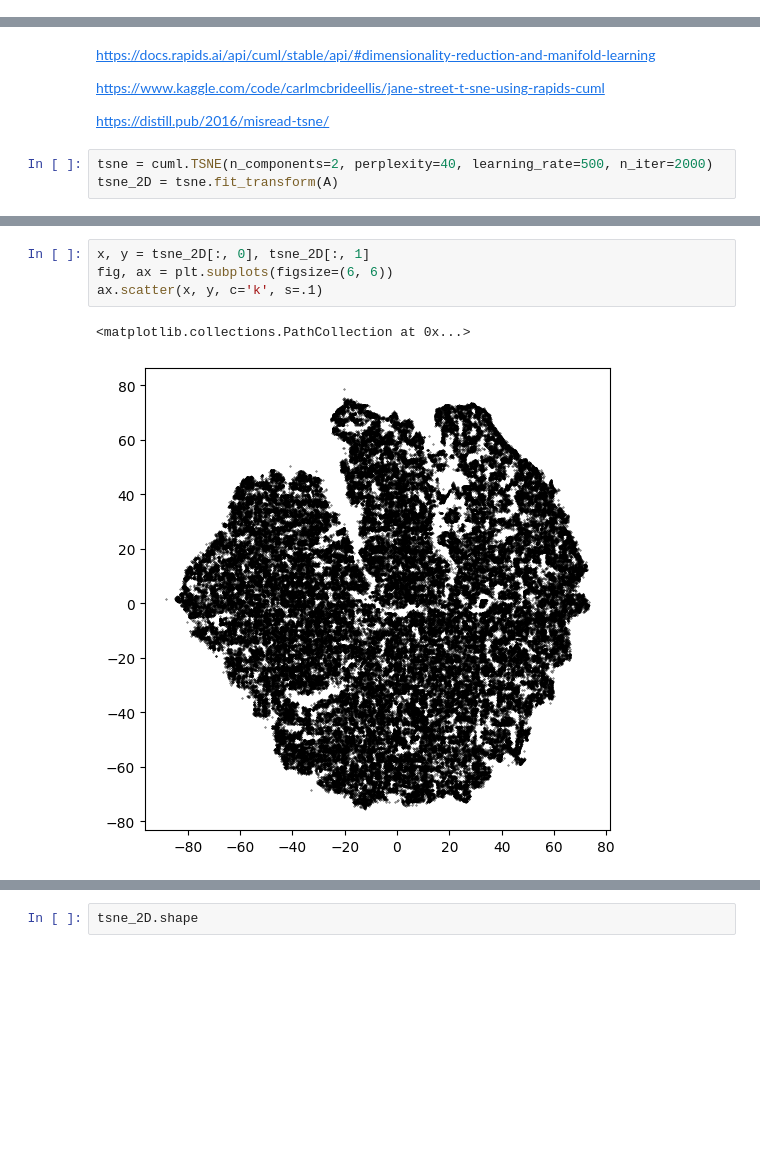
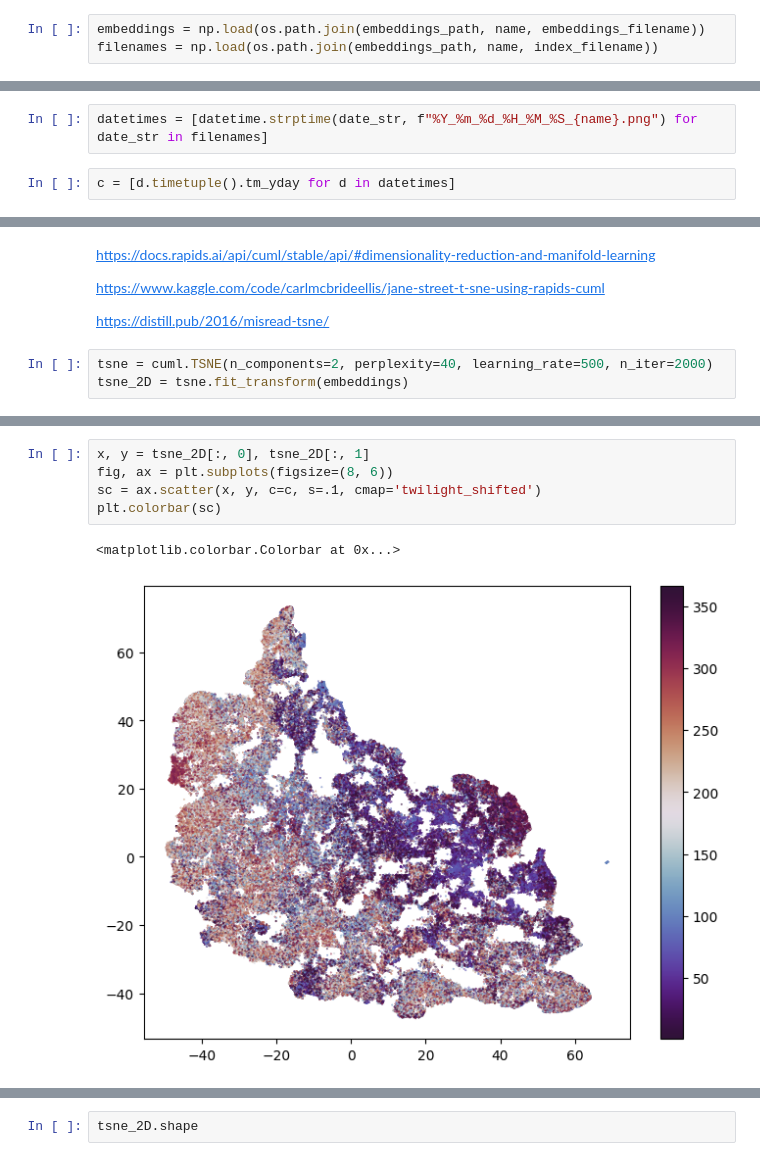
Before and after one commit to ValentinCassayre/ssl-spectrograms, a Jupyter notebook: rapids-clustering.ipynb, the cells around one changed output, grey strips where cells are left out. Drawn from its saved outputs; the diff is of its cells as text; blank space fills up the shorter version.

```diff
--- a/rapids-clustering.ipynb
+++ b/rapids-clustering.ipynb
@@ -63,0 +90,3 @@ import cuxfilter
+# %%
+embeddings = np.load(os.path.join(embeddings_path, name, embeddings_filename))
+filenames = np.load(os.path.join(embeddings_path, name, index_filename))
@@ -74,0 +101,4 @@ A.shape
+# %%
+datetimes = [datetime.strptime(date_str, f"%Y_%m_%d_%H_%M_%S_{name}.png") for date_str in filenames]
+# %%
+c = [d.timetuple().tm_yday for d in datetimes]
@@ -80,5 +112,5 @@ https://www.kaggle.com/code/carlmcbrideellis/jane-street-t-sne-using-rapids-cuml
 https://distill.pub/2016/misread-tsne/
 # %%
 tsne = cuml.TSNE(n_components=2, perplexity=40, learning_rate=500, n_iter=2000)
-tsne_2D = tsne.fit_transform(A)
+tsne_2D = tsne.fit_transform(embeddings)
 # %% [output]
@@ -86,7 +118,8 @@ tsne_2D = tsne.fit_transform(A)
 # %%
 x, y = tsne_2D[:, 0], tsne_2D[:, 1]
-fig, ax = plt.subplots(figsize=(6, 6))
-ax.scatter(x, y, c='k', s=.1)
+fig, ax = plt.subplots(figsize=(8, 6))
+sc = ax.scatter(x, y, c=c, s=.1, cmap='twilight_shifted')
+plt.colorbar(sc)
 # %% [output]
-<matplotlib.collections.PathCollection at 0x...>
+<matplotlib.colorbar.Colorbar at 0x...>
-[figure, old version]
+[figure, new version]
```
Also changed, not shown: parts of 54 cells of this notebook.
